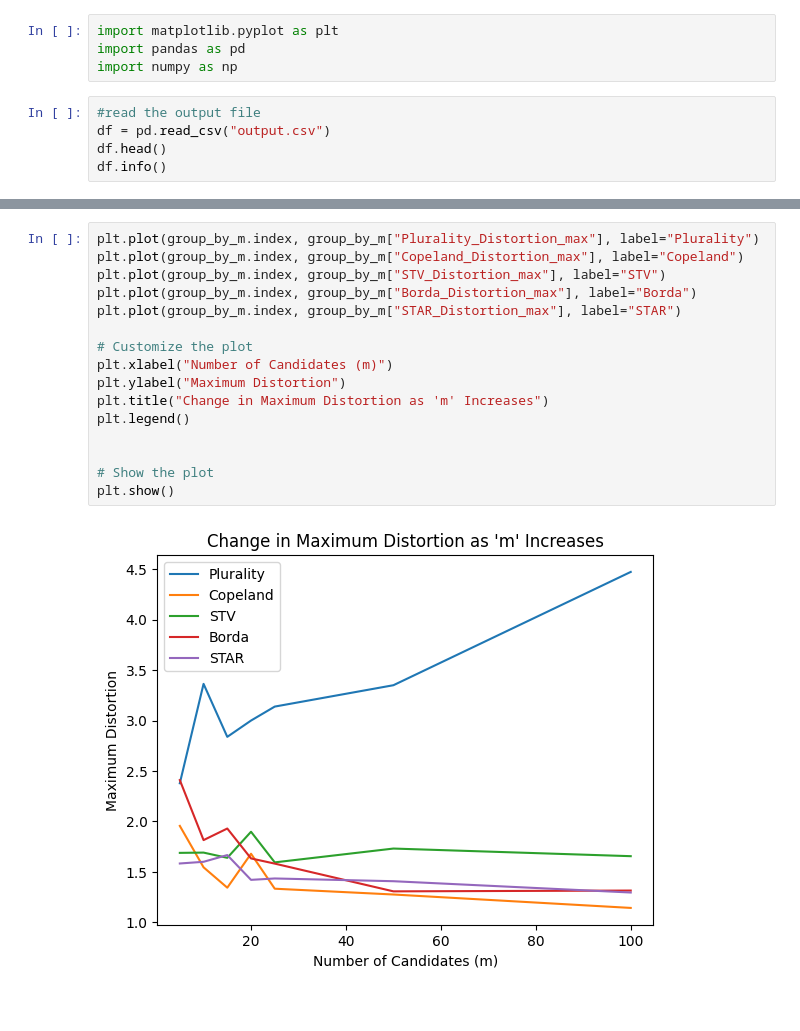
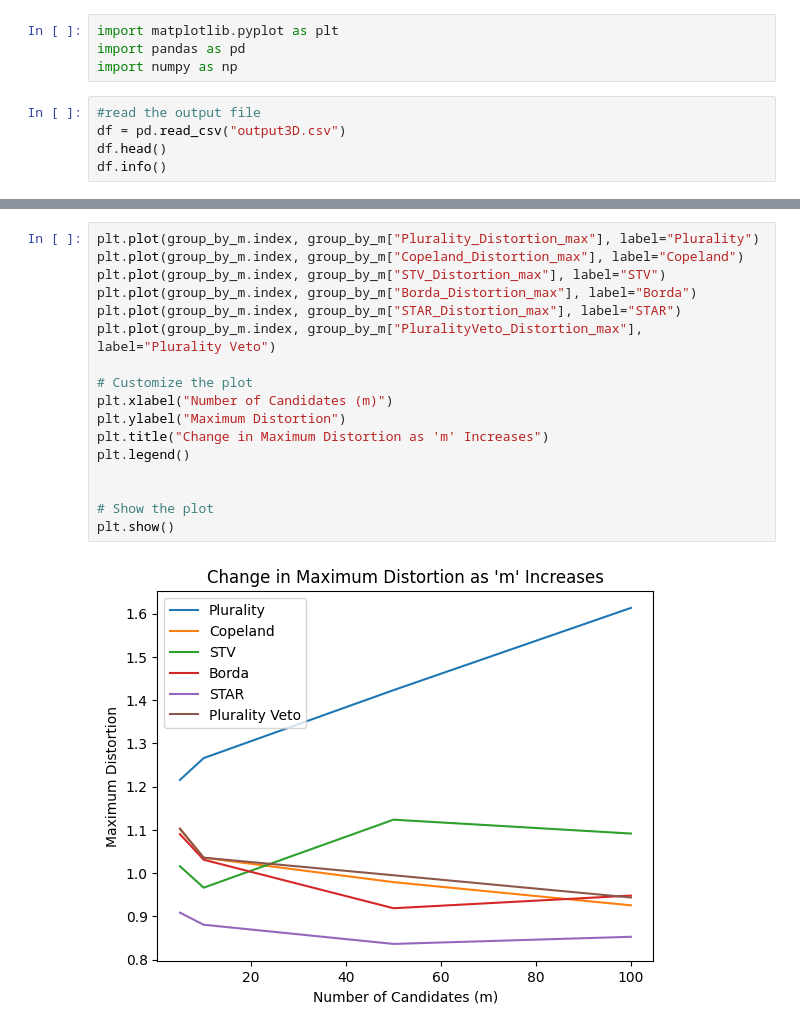
Before and after one commit to nguyetmle/voting-distortion, a Jupyter notebook: Visualization2D.ipynb, the cells around one changed output, grey strips where cells are left out. Cells and saved outputs as stored; diff of their text form.

```diff
--- a/Visualization2D.ipynb
+++ b/Visualization2D.ipynb
@@ -6,7 +6,7 @@ import pandas as pd
 import numpy as np
 # %%
 #read the output file
-df = pd.read_csv("output.csv")
+df = pd.read_csv("output3D.csv")
 df.head()
 df.info()
 # %% [output]
@@ -174,21 +178,22 @@ group_by_m
 # %%
 plt.plot(group_by_m.index, group_by_m["Plurality_Distortion_max"], label="Plurality")
 plt.plot(group_by_m.index, group_by_m["Copeland_Distortion_max"], label="Copeland")
 plt.plot(group_by_m.index, group_by_m["STV_Distortion_max"], label="STV")
 plt.plot(group_by_m.index, group_by_m["Borda_Distortion_max"], label="Borda")
 plt.plot(group_by_m.index, group_by_m["STAR_Distortion_max"], label="STAR")
+plt.plot(group_by_m.index, group_by_m["PluralityVeto_Distortion_max"], label="Plurality Veto")
 
 # Customize the plot
 plt.xlabel("Number of Candidates (m)")
 plt.ylabel("Maximum Distortion")
 plt.title("Change in Maximum Distortion as 'm' Increases")
 plt.legend()
 
 
 # Show the plot
 plt.show()
 # %% [output]
-[figure, old version]
+[figure, new version]
 # %%
 group_by_n = df.groupby("n").agg(Plurality_Distortion_avg = ("Plurality Distortion", "mean"), Plurality_Distortion_max = ("Plurality Distortion", "max"), Copeland_Distortion_avg = ("Copeland Distortion", "mean"), Copeland_Distortion_max = ("Copeland Distortion", "max"), STV_Distortion_avg = ("STV Distortion", "mean"), STV_Distortion_max = ("STV Distortion", "max"), Borda_Distortion_avg = ("Borda Distortion", "mean"), Borda_Distortion_max = ("Borda Distortion", "max"), STAR_Distortion_avg = ("STAR Distortion", "mean"), STAR_Distortion_max = ("STAR Distortion", "max"))
 group_by_n
```
Also changed, not shown: parts of 18 cells of this notebook, 4 other files.
